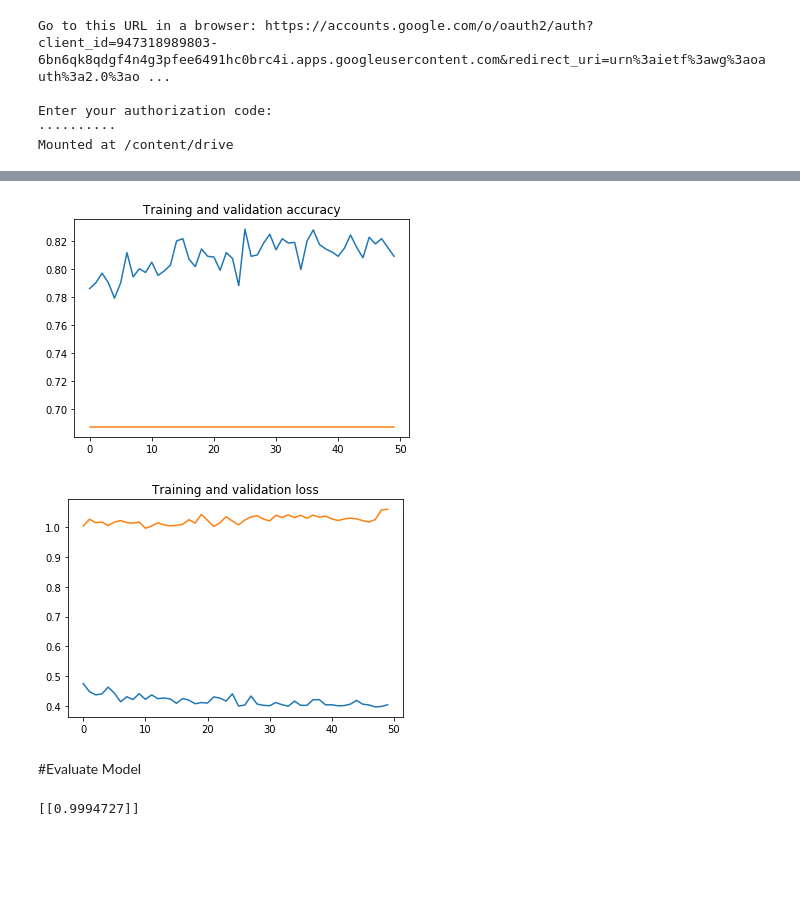
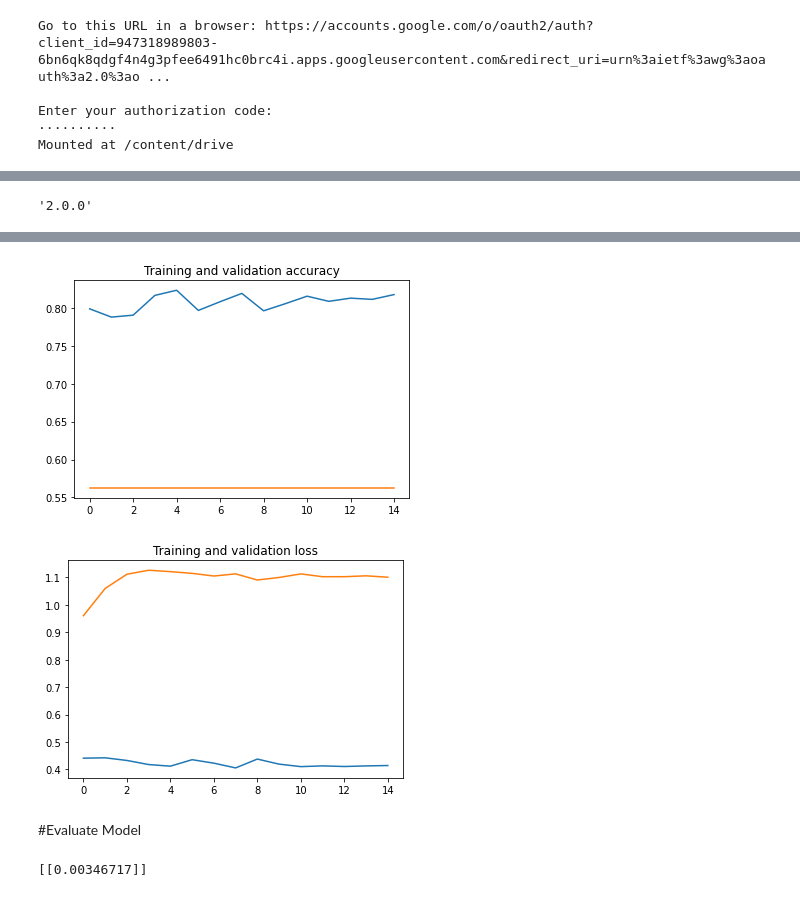
Before and after one commit to hamzadevc/Breast-Cancer-Detection-through-Mammograms-.ipynb, a Jupyter notebook: Breast_Cancer_Detection_through_Mammograms_.ipynb, the cells around one changed output, grey strips where cells are left out. Saved outputs shown, nothing was run; the diff lists cells and outputs as text; code cells hidden in the pictures; blank space fills up the shorter version.

```diff
--- a/Breast_Cancer_Detection_through_Mammograms_.ipynb
+++ b/Breast_Cancer_Detection_through_Mammograms_.ipynb
@@ -32,3 +32,8 @@ Successfully installed google-auth-1.7.1 tensorboard-2.0.2 tensorflow-estimator-
+# %%
+import tensorflow as tf
+tf.__version__
+# %% [output]
+'2.0.0'
 # %%
 import os
 
@@ -56,8 +61,7 @@ Let's make the model non-trainable, since we will only use it for feature extrac
 for layer in pre_trained_model.layers:
   layer.trainable = False
 
-"""The layer we will use for feature extraction in Inception v3 is called `mixed7`.
-It is not the bottleneck of the network, but we are using it to keep a sufficiently large feature map (7x7 in this case). (Using the bottleneck layer would have resulting in a 3x3 feature map, which is a bit small.) Let's get the output from `mixed7`:"""
+"""The layer we will use for feature extraction in Inception v3 is called `mixed7`. It is not the bottleneck of the network, but we are using it to keep a sufficiently large feature map (7x7 in this case). (Using the bottleneck layer would have resulting in a 3x3 feature map, which is a bit small.) Let's get the output from `mixed7`:"""
 
 last_layer = pre_trained_model.get_layer('mixed7')
 print('last layer output shape:', last_layer.output_shape)
@@ -91,7 +95,7 @@ import zipfile
 
 from tensorflow.keras.preprocessing.image import ImageDataGenerator
 
-local_zip = '/content/mammography_1.zip'
+local_zip = '/content/drive/My Drive/Hamza_Assignment/mammography_1.zip'
 zip_ref = zipfile.ZipFile(local_zip, 'r')
 zip_ref.extractall('/tmp')
 zip_ref.close()
@@ -180,7 +184,7 @@ model.compile(loss='binary_crossentropy',
 history = model.fit_generator(
       train_generator,
       steps_per_epoch=100,
-      epochs=50,
+      epochs=15,
       validation_data=validation_generator,
       validation_steps=50,
       verbose=2)
@@ -195,6 +199,9 @@ Let's plot the training and validation loss and accuracy to show it conclusively
 
 import matplotlib.pyplot as plt
 import matplotlib.image as mpimg
+
+history_dict = history.history
+print(history_dict.keys())
 
 # Retrieve a list of accuracy results on training and validation data
 # sets for each training epoch
@@ -243,5 +250,5 @@ Epoch 50/50
-[figure, old version]
+[figure, new version]
-[figure, old version]
+[figure, new version]
 # %% [markdown]
 #Evaluate Model
 # %%
@@ -255,7 +262,7 @@ def preprocess_input(x):
     return x
 
 
-img_path = '/content/mdb148_malignant.jpg'
+img_path = '/content/mdb095_.jpg'
 img = image.load_img(img_path, target_size=(150, 150))
 x = image.img_to_array(img)
 x = np.expand_dims(x, axis=0)
@@ -264,4 +271,4 @@ preds = model.predict(x)
 
 print(preds) #0 or 1
 # %% [output]
-[[0.9994727]]
+[[0.00346717]]
```
Also changed, not shown: parts of 3 cells of this notebook.
